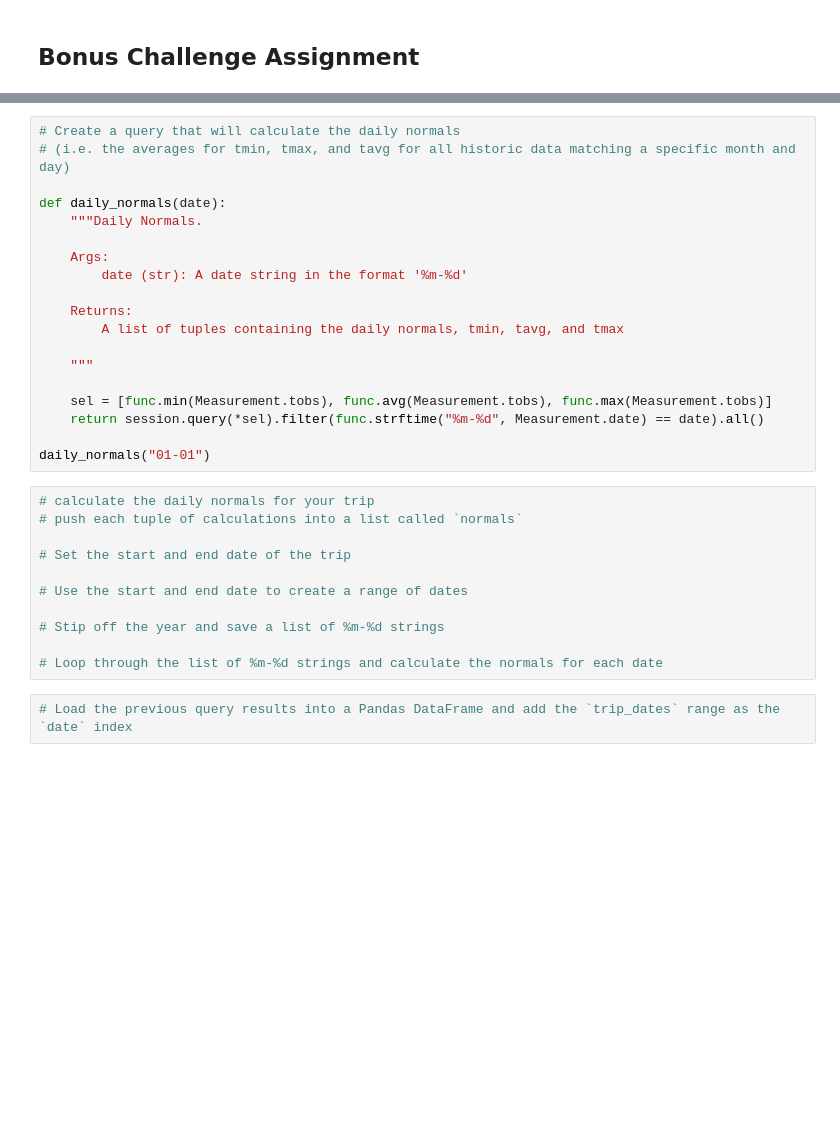
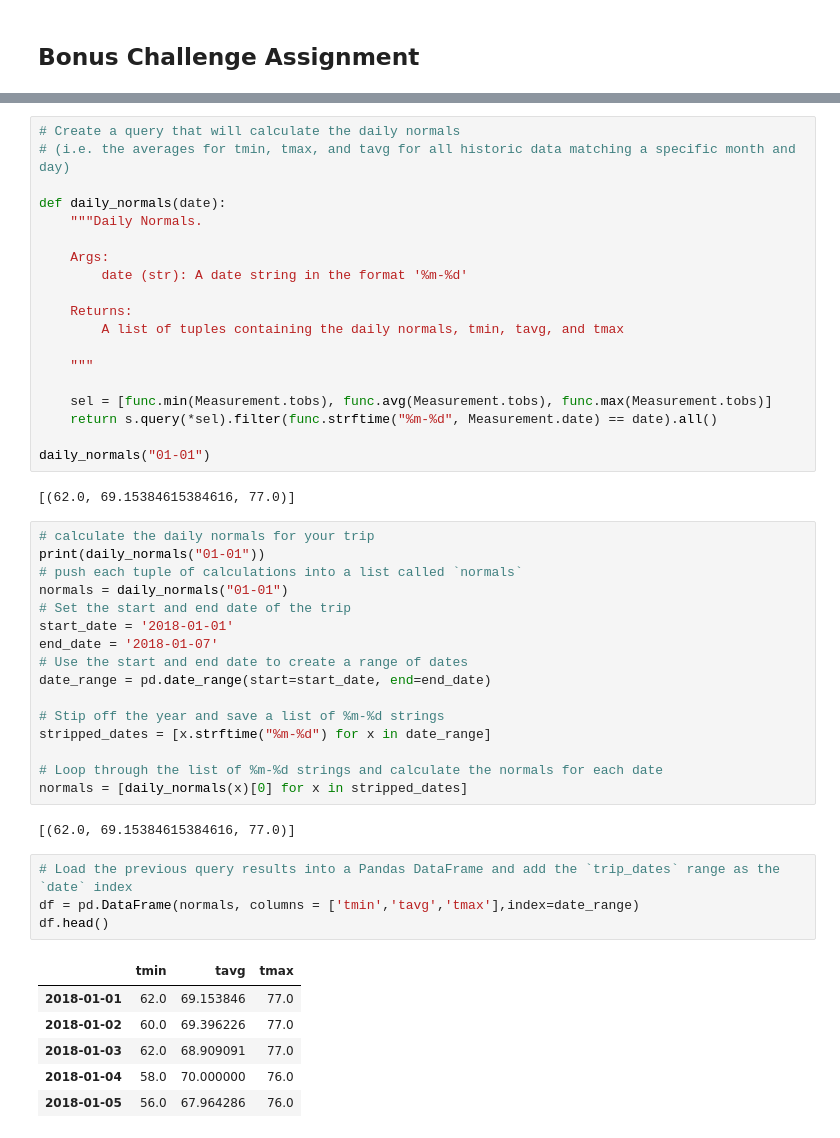
Before and after one commit to kpessa/sqlalchemy-challenge, a Jupyter notebook: sqlalchemy-challenge.ipynb, the cells around one changed output, grey strips where cells are left out. Saved outputs shown, nothing was run; the diff lists cells and outputs as text; blank space fills up the shorter version.

```diff
--- a/sqlalchemy-challenge.ipynb
+++ b/sqlalchemy-challenge.ipynb
@@ -179,21 +198,39 @@ def daily_normals(date):
     """
 
     sel = [func.min(Measurement.tobs), func.avg(Measurement.tobs), func.max(Measurement.tobs)]
-    return session.query(*sel).filter(func.strftime("%m-%d", Measurement.date) == date).all()
+    return s.query(*sel).filter(func.strftime("%m-%d", Measurement.date) == date).all()
 
 daily_normals("01-01")
+# %% [output]
+[(62.0, 69.15384615384616, 77.0)]
 # %%
 # calculate the daily normals for your trip
+print(daily_normals("01-01"))
 # push each tuple of calculations into a list called `normals`
-
+normals = daily_normals("01-01")
 # Set the start and end date of the trip
-
+start_date = '2018-01-01'
+end_date = '2018-01-07'
 # Use the start and end date to create a range of dates
+date_range = pd.date_range(start=start_date, end=end_date)
 
 # Stip off the year and save a list of %m-%d strings
+stripped_dates = [x.strftime("%m-%d") for x in date_range]
 
 # Loop through the list of %m-%d strings and calculate the normals for each date
+normals = [daily_normals(x)[0] for x in stripped_dates]
+# %% [output]
+[(62.0, 69.15384615384616, 77.0)]
 # %%
 # Load the previous query results into a Pandas DataFrame and add the `trip_dates` range as the `date` index
+df = pd.DataFrame(normals, columns = ['tmin','tavg','tmax'],index=date_range)
+df.head()
+# %% [output]
+|  | tmin | tavg | tmax |
+| 2018-01-01 | 62.0 | 69.153846 | 77.0 |
+| 2018-01-02 | 60.0 | 69.396226 | 77.0 |
+| 2018-01-03 | 62.0 | 68.909091 | 77.0 |
+| 2018-01-04 | 58.0 | 70.000000 | 76.0 |
+| 2018-01-05 | 56.0 | 67.964286 | 76.0 |
 # %%
 # Plot the daily normals as an area plot with `stacked=False`
```
Also changed, not shown: parts of 18 cells of this notebook.
